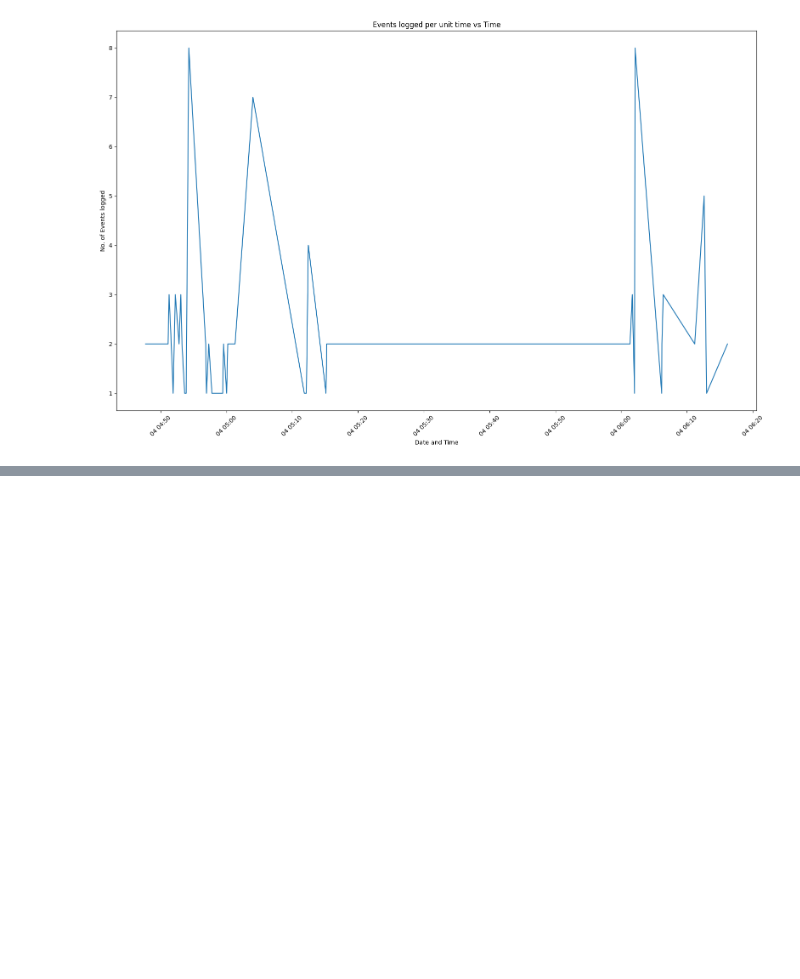
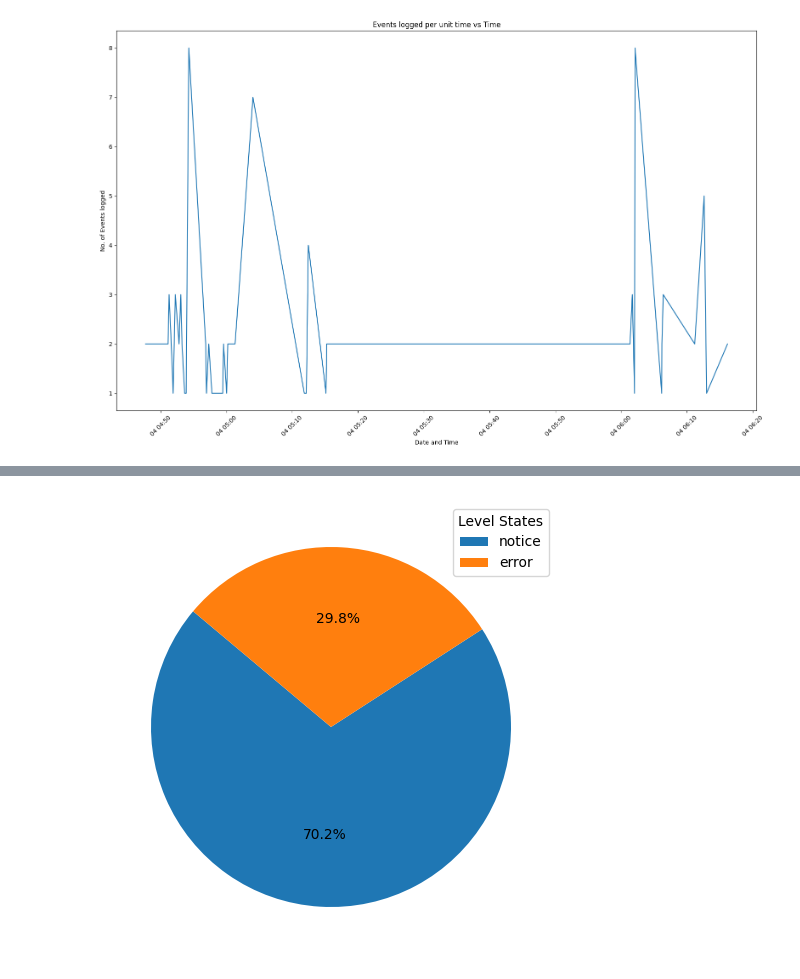
Before and after one commit to Bipin2005-dev/ProLogger, a Jupyter notebook: plotter.ipynb, the cells around one changed output, grey strips where cells are left out. Saved outputs shown, nothing was run; the diff lists cells and outputs as text; code cells hidden in the pictures; blank space fills up the shorter version.

```diff
--- a/plotter.ipynb
+++ b/plotter.ipynb
@@ -55,0 +78,29 @@ Hello World
+# %%
+"""
+    LEVEL STATE DISTRIBUTION(PIE CHART)
+    Have to plot a pie chart between notice and error percentages.
+"""
+
+level_dict = {}
+
+with open('output.csv', 'r') as file:
+    for line in file:
+        if line.split(',')[0] == 'LineId':
+            continue
+        level = line.split(',')[2]
+        if level in level_dict:
+            level_dict[level] += 1
+        else:
+            level_dict[level] = 1
+
+    percentages = []
+    labels = []
+    for key in level_dict:
+        labels.append(key)
+        percentages.append((level_dict[key] * 100) / (level_dict['notice'] + level_dict['error']))
+    wedges, texts, autotexts = plt.pie(percentages, labels=None,labeldistance=0.5, autopct= '%1.1f%%', startangle=140, )
+    plt.legend(wedges, labels, title="Level States", loc="upper right")
+    plt.tight_layout()
+    plt.show()
+# %% [output]
+[figure, added]
```
Also changed, not shown: parts of 3 cells of this notebook.
